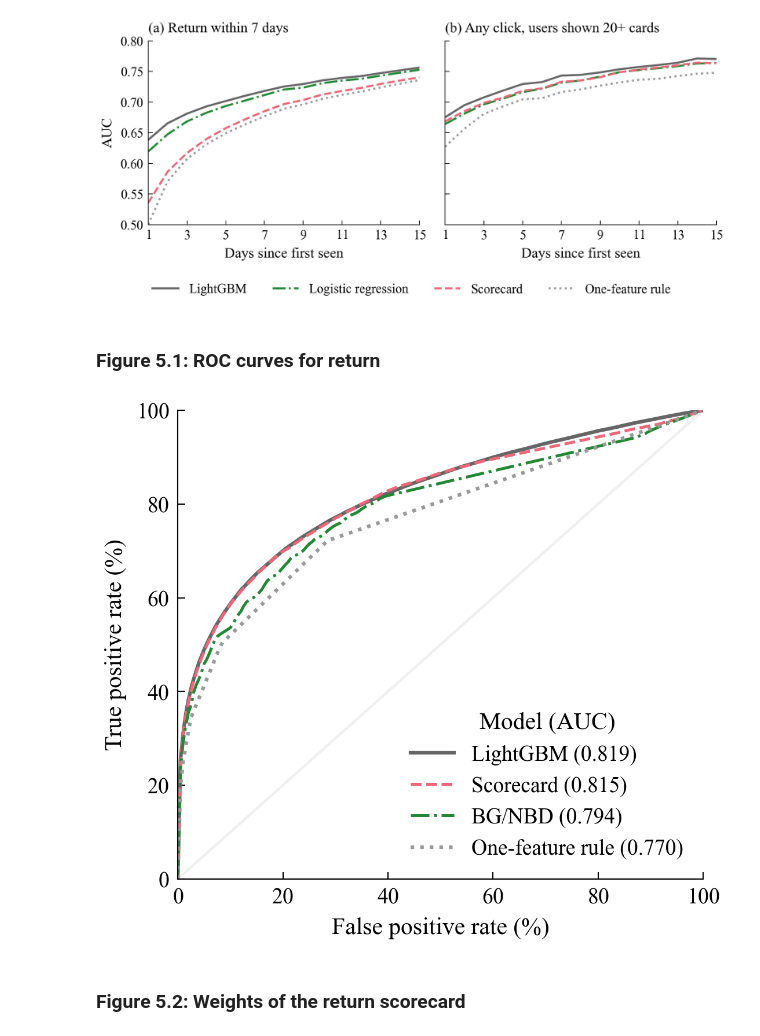
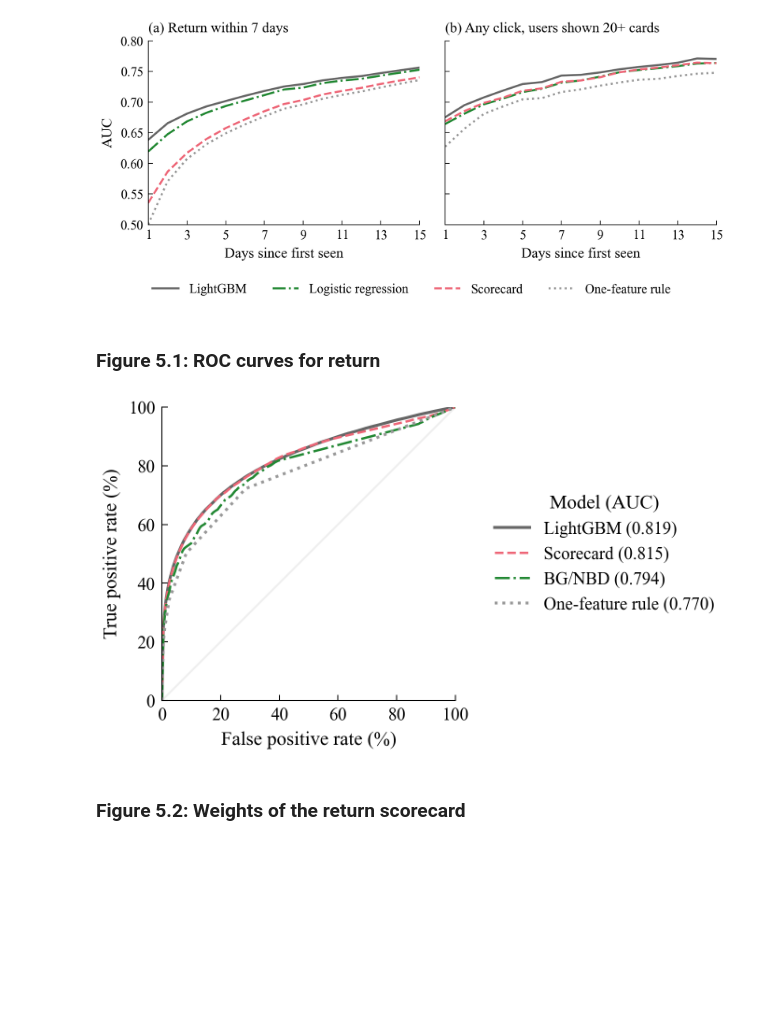
Before and after one commit to arturbstos/netease, a Jupyter notebook: notebooks/05_figures.ipynb, the cells around one changed output. Cells and saved outputs as stored; diff of their text form; code cells hidden in the pictures; blank space fills up the shorter version.

Commit message:
Resize the ROC chart

```diff
--- a/notebooks/05_figures.ipynb
+++ b/notebooks/05_figures.ipynb
@@ -319,24 +319,26 @@ fig.legend(*axs[0].get_legend_handles_labels(), loc="lower center", ncol=4, bbox
 save(fig, "ch5_learning_curve")
 # %% [output]
 [figure]
-# %% [markdown]
-### Figure 5.1: ROC curves for return
-# %%
-# ROC curves for return on the test snapshots. As a model's cutoff is lowered, the curve traces the share of returning
-# users it picks up (true positive rate) against the share of non-returning users picked up with them (false positive
-# rate). The AUC of each model, in the legend, is the area under its curve.
-d = C("13_roc_curves")
-STY = {"LightGBM": (BLUE, "-", 1.5), "Scorecard": (RED, "--", 1.2), "BG/NBD": (GREEN, "-.", 1.2), "One-feature rule": (REF, ":", 1.5)}
-fig, ax = plt.subplots(figsize=(3.9, 3.5))
-ax.plot([0, 100], [0, 100], color=SHADE, lw=1.0)
-for name, (col, ls, lw) in STY.items():
-    g = d[d.model == name]
-    ax.plot(100 * g.false_positive_rate, 100 * g.true_positive_rate, color=col, ls=ls, lw=lw, label=f"{name} ({g.auc.iloc[0]:.3f})")
-ax.set_xlabel("False positive rate (%)"); ax.set_ylabel("True positive rate (%)")
-ax.set_xlim(0, 100); ax.set_ylim(0, 100); ax.legend(loc="lower right", title="Model (AUC)")
-save(fig, "ch5_roc")
-# %% [output]
-[figure, removed]
+# %% [markdown]
+### Figure 5.1: ROC curves for return
+# %%
+# ROC curves for return on the test snapshots. As a model's cutoff is lowered, the curve traces the share of returning
+# users it picks up (true positive rate) against the share of non-returning users picked up with them (false positive
+# rate). The AUC of each model, in the legend, is the area under its curve.
+d = C("13_roc_curves")
+STY = {"LightGBM": (BLUE, "-", 1.5), "Scorecard": (RED, "--", 1.2), "BG/NBD": (GREEN, "-.", 1.2), "One-feature rule": (REF, ":", 1.5)}
+fig, ax = plt.subplots(figsize=(W, 2.8))
+ax.plot([0, 100], [0, 100], color=SHADE, lw=1.0)
+for name, (col, ls, lw) in STY.items():
+    g = d[d.model == name]
+    ax.plot(100 * g.false_positive_rate, 100 * g.true_positive_rate, color=col, ls=ls, lw=lw, label=f"{name} ({g.auc.iloc[0]:.3f})")
+ax.set_xlabel("False positive rate (%)"); ax.set_ylabel("True positive rate (%)")
+ax.set_xlim(0, 100); ax.set_ylim(0, 100); ax.set_aspect("equal"); ax.set_xticks(range(0, 101, 20)); ax.set_yticks(range(0, 101, 20))
+ax.legend(loc="center left", bbox_to_anchor=(1.08, 0.5), title="Model (AUC)")
+fig.tight_layout()
+save(fig, "ch5_roc")
+# %% [output]
+[figure, added]
 # %% [markdown]
 ### Figure 5.2: Weights of the return scorecard
 # %%
```
Also changed, not shown: parts of 4 cells of this notebook, 19 other files.
